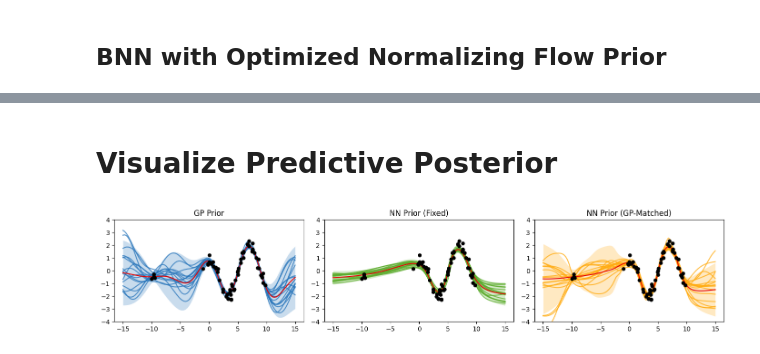
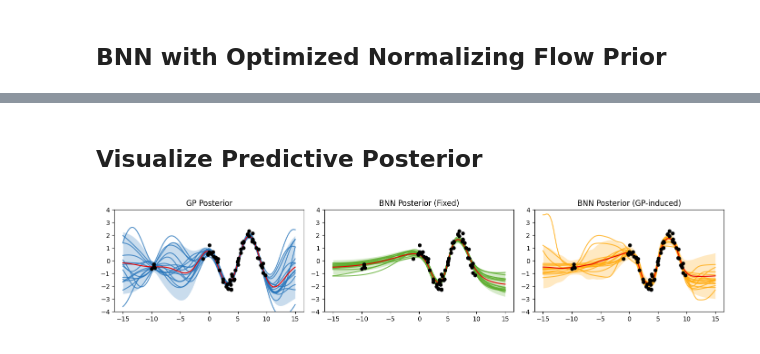
Before and after one commit to anonymauthors623/you-need-a-good-prior, a Jupyter notebook: notebooks/1D_regression_norm_flow_prior.ipynb, the cells around one changed output, grey strips where cells are left out. Drawn from its saved outputs; the diff is of its cells as text; code cells hidden in the pictures.

```diff
--- a/notebooks/1D_regression_norm_flow_prior.ipynb
+++ b/notebooks/1D_regression_norm_flow_prior.ipynb
@@ -359,24 +384,25 @@ R-hat: mean 1.0411 std 0.0601
 # %% [markdown]
-# Visualize Predictive Posterior
+## Visualize Predictive Posterior
 # %%
+util.set_seed(8)
 fig, axs = plt.subplots(1, 3, figsize=(14, 3))
 
 plot_samples(Xtest, gp_preds, ax=axs[0], n_keep=16)
 axs[0].plot(X, y, 'ok', zorder=10, ms=5)
-axs[0].set_title('GP Prior')
+axs[0].set_title('GP Posterior')
 axs[0].set_ylim([-4, 4])
 
 plot_samples(Xtest, bnn_std_preds, ax=axs[1], color='xkcd:grass', n_keep=16)
 axs[1].plot(X, y, 'ok', zorder=10, ms=5)
-axs[1].set_title('NN Prior (Fixed)')
+axs[1].set_title('BNN Posterior (Fixed)')
 axs[1].set_ylim([-4, 4])
 
 plot_samples(Xtest, bnn_optim_preds, ax=axs[2], color='xkcd:yellowish orange', n_keep=16)
 axs[2].plot(X, y, 'ok', zorder=10, ms=5)
-axs[2].set_title('NN Prior (GP-Matched)')
+axs[2].set_title('BNN Posterior (GP-induced)')
 axs[2].set_ylim([-4, 4])
 
 plt.tight_layout()
 plt.show()
 # %% [output]
-[figure, old version]
+[figure, new version]
```
Also changed, not shown: parts of 20 cells of this notebook, 3 other files.
